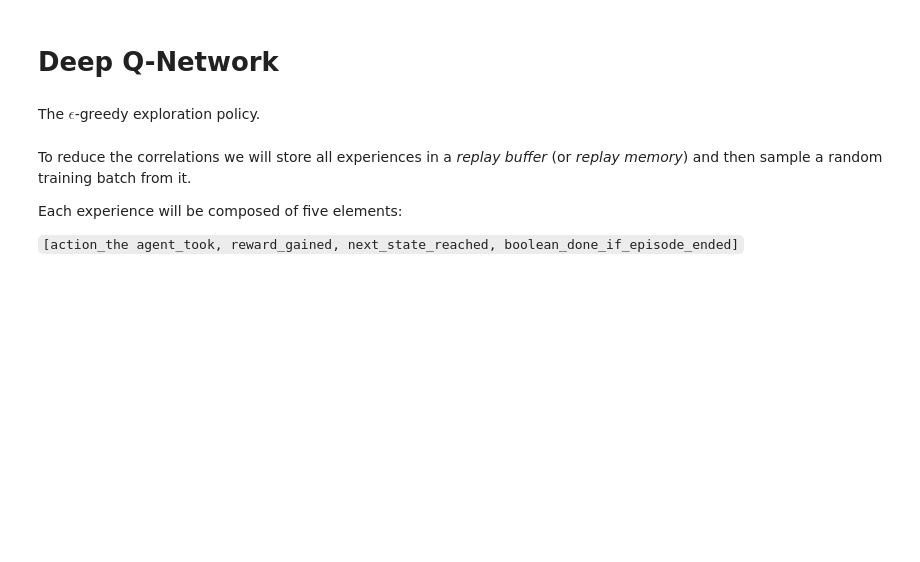
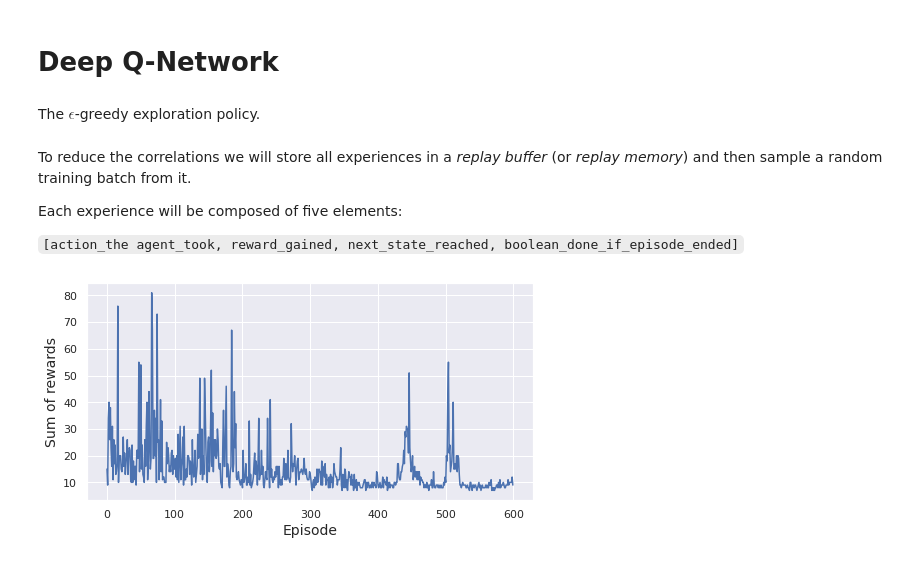
Before and after one commit to adhadse/ColabRepo, a Jupyter notebook: homl/Ch 18 Reinforcement Learning.ipynb, the cells around one changed output. Saved outputs shown, nothing was run; the diff lists cells and outputs as text; code cells hidden in the pictures; blank space fills up the shorter version.

```diff
--- a/homl/Ch 18 Reinforcement Learning.ipynb
+++ b/homl/Ch 18 Reinforcement Learning.ipynb
@@ -838,6 +838,9 @@ def training_step(batch_size):
   grads = tape.gradient(loss, model.trainable_variables)
   optimizer.apply_gradients(zip(grads, model.trainable_variables))
 # %%
+rewards = []
+best_score = 0
+
 for episode in range(600):
   obs = env.reset()
   for step in range(200):
@@ -845,5 +848,19 @@ for episode in range(600):
     obs, reward, done, info = play_one_step(env, obs, epsilon)
     if done:
       break
+  rewards.append(step)
+  if step >= best_score:
+      best_weights = model.get_weights()
+      best_score = step
   if episode > 50:
     training_step(batch_size)
+
+model.set_weights(best_weights)
+# %%
+plt.figure(figsize=(8, 4))
+plt.plot(rewards)
+plt.xlabel("Episode", fontsize=14)
+plt.ylabel("Sum of rewards", fontsize=14)
+plt.show()
+# %% [output]
+[figure, added]
```
Also changed, not shown: parts of 16 cells of this notebook.
